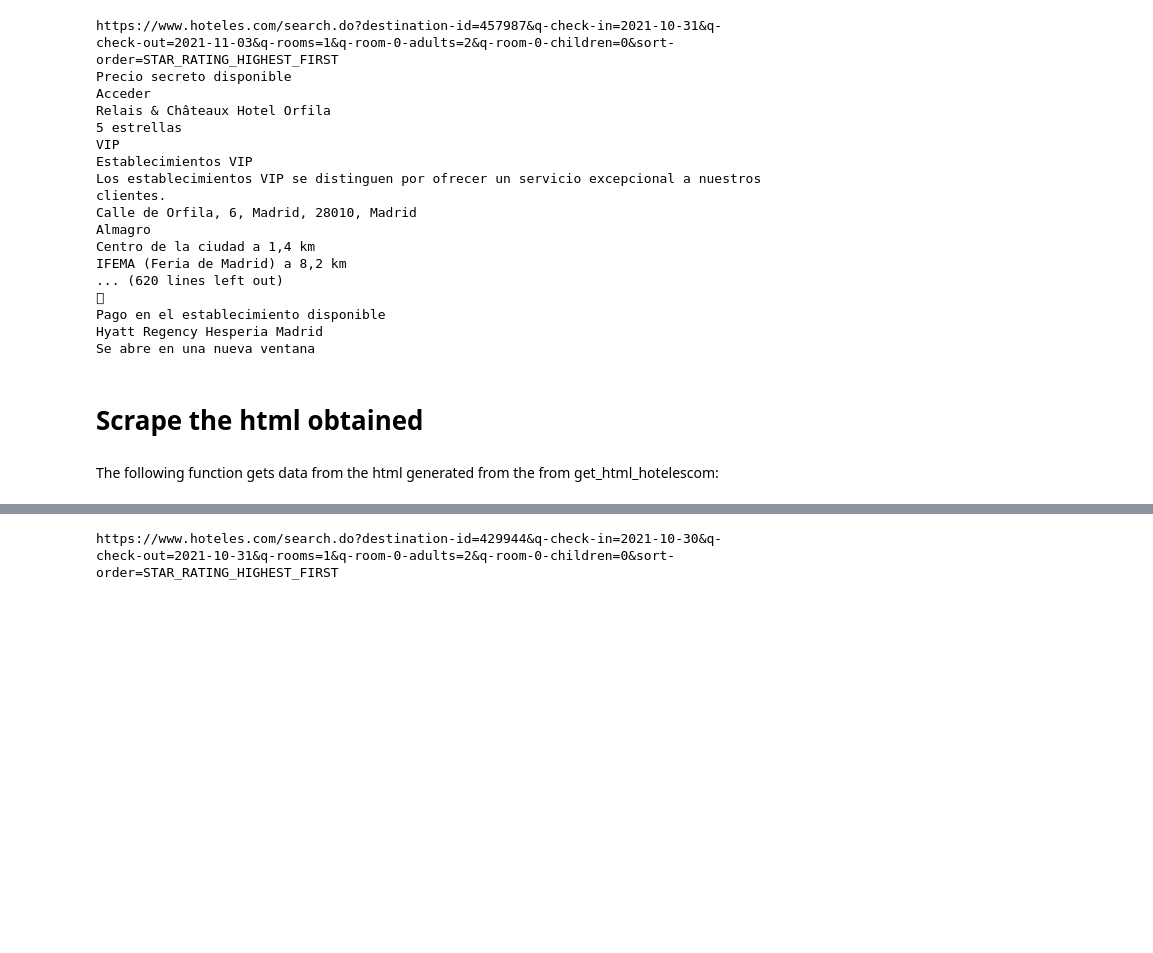
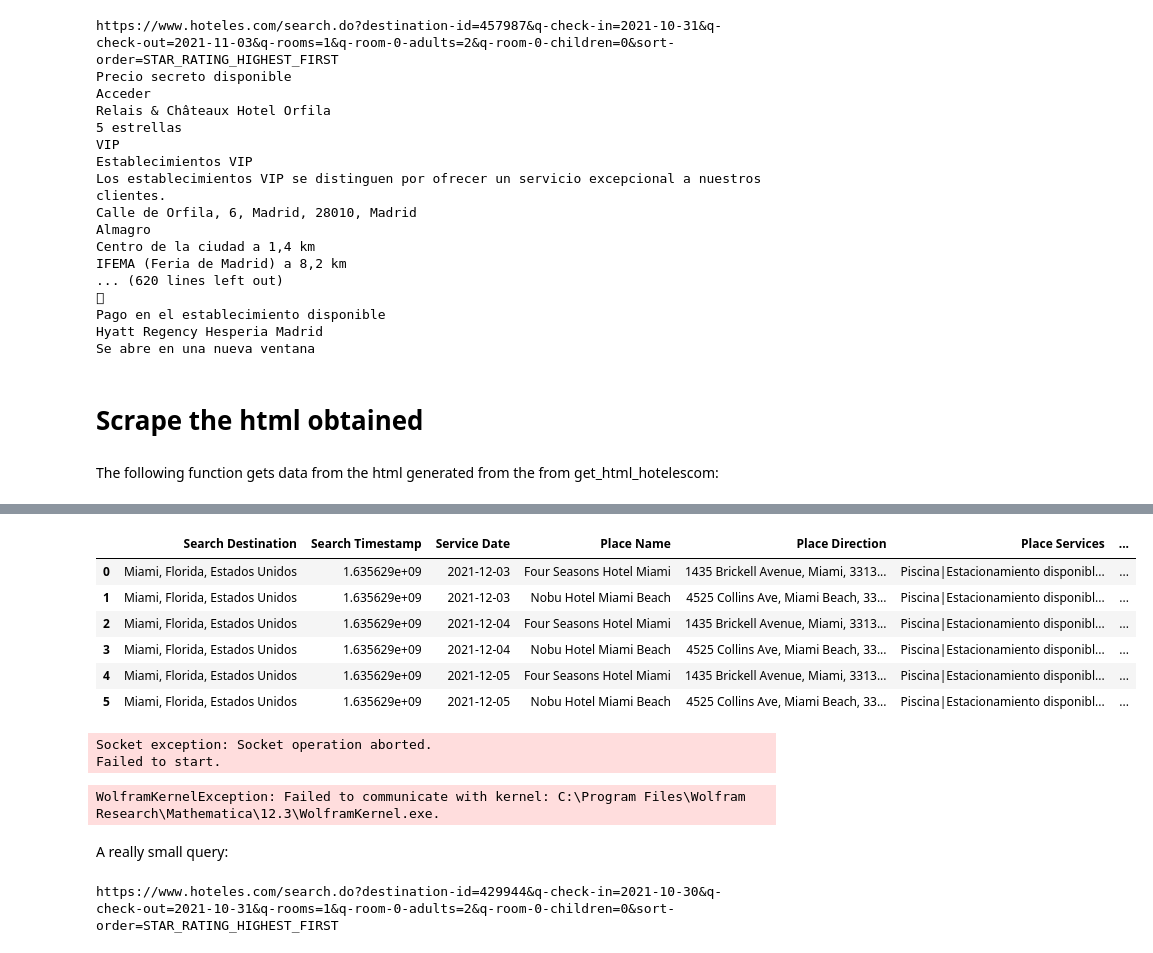
Before and after one commit to truman-t/Scrape-hoteles.com, a Jupyter notebook: Function to query hoteles.com.ipynb, the cells around one changed output, grey strips where cells are left out. Drawn from its saved outputs; the diff is of its cells as text; code cells hidden in the pictures; blank space fills up the shorter version.

Commit message:
Scrape of a small dataset

```diff
--- a/Function to query hoteles.com.ipynb
+++ b/Function to query hoteles.com.ipynb
@@ -201,11 +227,11 @@ def get_data_hotelescom(html):
     # Get the html element where is the information
     soup = soup.find_all('ul', {'class':'_3f26d2'})[0]
     # Get the elements corresponding with each palce
-    places = raw_info.findChildren(name = 'li', recursive=False)
+    places = soup.findChildren(name = 'li', recursive=False)
     # Find the end of the searc (if any)
     limit = [e for e in places if 'class' in e.attrs.keys()]
     if len(limit)>0:
-        places = places[:places.index(limit[0])-1]
+        places = places[:places.index(limit[0])]
 
     # Scrape the data
     links = []
@@ -214,7 +240,7 @@ def get_data_hotelescom(html):
     prices = []
     directions = []
     services = []
-    for place in children:
+    for place in places:
         # Get data from soup
         # Get hotel name
         name = place.find('h2').getText()
@@ -238,7 +264,7 @@ def get_data_hotelescom(html):
         # This may depend in the currency that the page uses, which may depend on the IP adrres that the page reads.
         # In my case I use USD dolars, but if the page is used in other country this code should be changed.
         price = (next(p for p in hotel_text if 'USD' in p))
-        price = float(price[4:])
+        price = float(price[4:].replace(',',""))
         prices.append(price)
     return [names, directions, images, services, links, prices]
 # %% [markdown]
@@ -250,0 +281,32 @@ WebSessionObject[{'SessionID': '7dbd01ad-3a0c-429b-9437-f9855fc08be1', 'Browser'
+# %%
+dates = ['2021-12-03', '2021-12-04', '2021-12-05']
+cities = {'Miami, Florida, Estados Unidos':'destination-id=1516192', \
+'Madrid, Comunidad de Madrid, España':'destination-id=457987', 'Baños de Agua Santa, Ecuador':'destination-id=429944'}
+# %%
+search_places = []
+search_timestamps = []
+search_dates = []
+names = []
+directions = []
+images = []
+services = []
+links = []
+prices = []
+
+for (city, city_id) in cities.items():
+    for date in dates:
+        end_date = date[:-2]+'0'+str(int(date[-2:])+1)
+        timestamp = datetime.now().timestamp()
+        # Scrape data
+        html = get_html_hotelescom(session, Global.browser, city_id, date, end_date)
+        (n, d, i, s, l, p) = get_data_hotelescom(html)
+        # Append date in the lists
+        names = names + n
+        directions = directions + d
+        images = images + i
+        services = services + s
+        links = links + l
+        prices = prices + p
+        search_places = search_places + [city]*len(n)
+        search_timestamps = search_timestamps + [timestamp]*len(n)
+        search_dates = search_dates + [date]*len(n)
@@ -250,0 +323,12 @@ WebSessionObject[{'SessionID': '7dbd01ad-3a0c-429b-9437-f9855fc08be1', 'Browser'
+# %%
+information = pd.DataFrame({'Search Destination':search_places, 'Search Timestamp':search_timestamps, 'Service Date':search_dates, 'Place Name':names, 'Place Direction':directions, 'Place Services':services, 'Place Image URL':images, 'Reservation Link':links, 'Room Price':prices})
+# %%
+information[information['Search Destination']=='Miami, Florida, Estados Unidos']
+# %% [output]
+|  | Search Destination | Search Timestamp | Service Date | Place Name | Place Direction | Place Services | ... |
+| 0 | Miami, Florida, Estados Unidos | 1.635629e+09 | 2021-12-03 | Four Seasons Hotel Miami | 1435 Brickell Avenue, Miami, 3313... | Piscina|Estacionamiento disponibl... | ... |
+| 1 | Miami, Florida, Estados Unidos | 1.635629e+09 | 2021-12-03 | Nobu Hotel Miami Beach | 4525 Collins Ave, Miami Beach, 33... | Piscina|Estacionamiento disponibl... | ... |
+| 2 | Miami, Florida, Estados Unidos | 1.635629e+09 | 2021-12-04 | Four Seasons Hotel Miami | 1435 Brickell Avenue, Miami, 3313... | Piscina|Estacionamiento disponibl... | ... |
+| 3 | Miami, Florida, Estados Unidos | 1.635629e+09 | 2021-12-04 | Nobu Hotel Miami Beach | 4525 Collins Ave, Miami Beach, 33... | Piscina|Estacionamiento disponibl... | ... |
+| 4 | Miami, Florida, Estados Unidos | 1.635629e+09 | 2021-12-05 | Four Seasons Hotel Miami | 1435 Brickell Avenue, Miami, 3313... | Piscina|Estacionamiento disponibl... | ... |
+| 5 | Miami, Florida, Estados Unidos | 1.635629e+09 | 2021-12-05 | Nobu Hotel Miami Beach | 4525 Collins Ave, Miami Beach, 33... | Piscina|Estacionamiento disponibl... | ... |
@@ -251,3 +337,12 @@ WebSessionObject[{'SessionID': '7dbd01ad-3a0c-429b-9437-f9855fc08be1', 'Browser'
+# %%
+session.evaluate(wl.DeleteObject(Global.browser))
+session.terminate()
+# %% [output]
+Socket exception: Socket operation aborted.
+Failed to start.
+WolframKernelException: Failed to communicate with kernel: C:\Program Files\Wolfram Research\Mathematica\12.3\WolframKernel.exe.
+# %% [markdown]
+A really small query:
 # %%
 destination_id = 'destination-id=429944'
 search_destination = 'Baños de Agua Santa, Ecuador'
```
Also changed, not shown: parts of 12 cells of this notebook.
